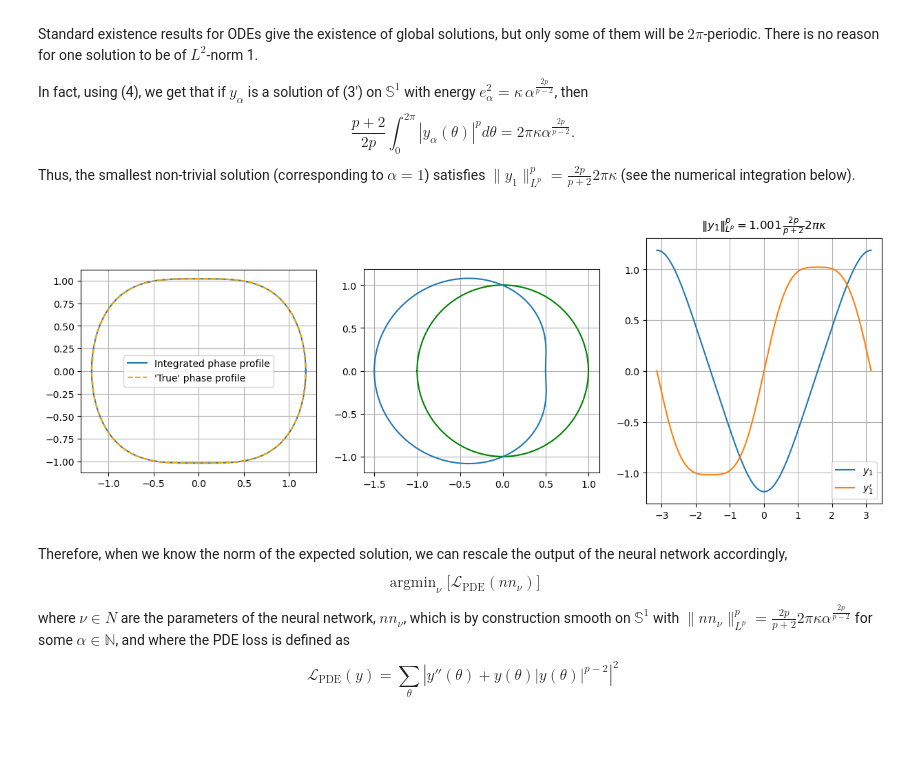
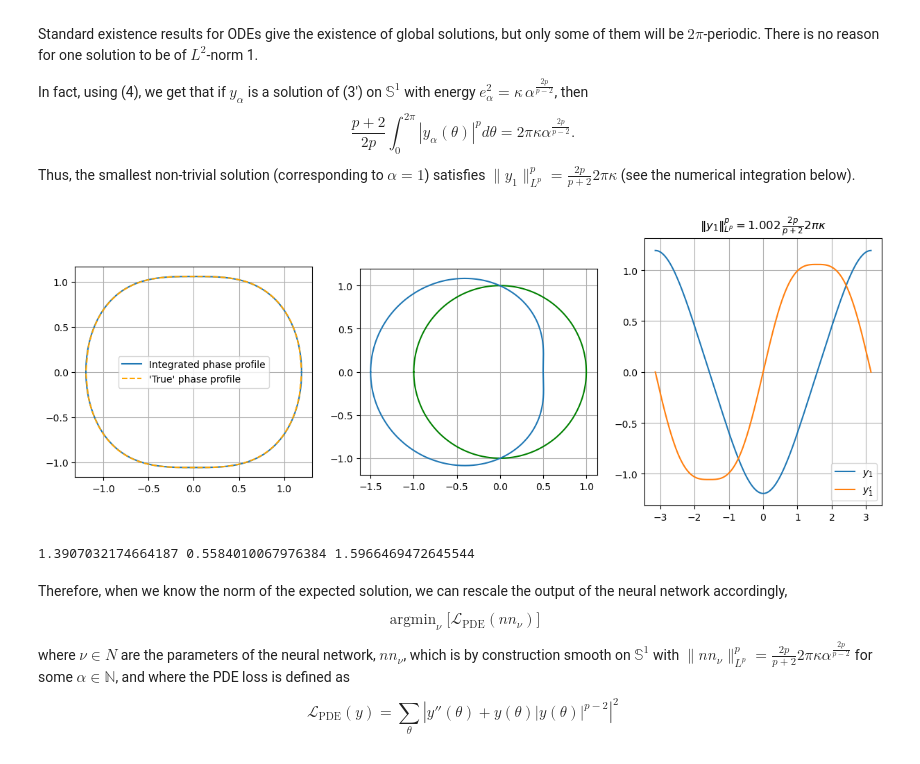
Before and after one commit to pascaltribel/polyharmonic_critic_equation, a Jupyter notebook: Equation_cercle.ipynb, the cells around one changed output. Saved outputs shown, nothing was run; the diff lists cells and outputs as text; code cells hidden in the pictures; blank space fills up the shorter version.

```diff
--- a/Equation_cercle.ipynb
+++ b/Equation_cercle.ipynb
@@ -92,7 +92,7 @@ $$
 $$
 the pointwise energy $e^2>0$ is a conserved quantity along $\theta\in [0,2\pi)$. The phase space of the solutions thus looks like the following.
 # %%
-p = 3
+p = 3.2
 
 x, y = np.meshgrid(np.linspace(-2,2,100),np.linspace(-2.5,2.5,100))
 u, v = y, -x*np.abs(x)**(p-2)
@@ -129,11 +129,15 @@ $$
 $$
 Thus, the smallest non-trivial solution (corresponding to $\alpha = 1$) satisfies $\|y_1\|_{L^p}^p = \frac{2p}{p+2} 2\pi \kappa$ (see the numerical integration below).
 # %%
-p = 3.5
+p = 3.1
 
 alpha = 1
 
-kappa_alpha = (np.sqrt(2)/np.pi * p**(1/p) * (1/np.sqrt(1-np.linspace(0,1,1000000, endpoint= False)**p)).mean() * alpha)**(2*p/(p-2))
+import sympy as smp
+x = smp.symbols('x')
+expr = 1/smp.sqrt(1-x**p)
+integral = float(smp.integrate(expr,(x,0,1)))
+kappa_alpha = (np.sqrt(2)/np.pi * p**(1/p) * integral * alpha)**(2*p/(p-2))
 
 # aa = np.arange(1,6)
 # plt.plot(aa, 2*p/(p+2)*2*np.pi*kappa_alpha* aa**(2*p/(p-2)), "-o")
@@ -154,34 +158,35 @@ def integrate(y0, yp0, time_splits):
 thetas = np.linspace(-np.pi,np.pi, 1000)
 
 fig, ax = plt.subplots(1,3, figsize = (15,5))
 y, yp = integrate((p*kappa_alpha)**(1/p), 0, thetas)
 
 ax[0].plot(y,yp, label = "Integrated phase profile")
 
 ys = np.linspace(-(p*kappa_alpha)**(1/p)+1e-4,(p*kappa_alpha)**(1/p)-1e-4,100)
 ax[0].plot(ys,np.sqrt(2*(kappa_alpha-1/p * np.abs(ys)**p)), color = "orange", linestyle = "dashed", label = "'True' phase profile")
 ax[0].plot(ys,-np.sqrt(2*(kappa_alpha-1/p * np.abs(ys)**p)),color = "orange", linestyle = "dashed")
 
 ax[0].legend()
 ax[0].grid()
 ax[0].set_aspect("equal")
 
 
 max_y = 2*np.max(np.abs(y))
 ax[1].plot(np.cos(thetas), np.sin(thetas), color = "green")
 ax[1].plot(np.cos(thetas) * (1+y/max_y), np.sin(thetas) * (1+y/max_y))
 ax[1].set_aspect("equal")
 ax[1].grid()
 
 ax[2].plot(thetas, y, label = "$y_"+str(alpha)+"$")
 ax[2].plot(thetas, yp, label = "$y_"+str(alpha)+"'$")
 ax[2].legend()
 ax[2].grid()
 
 ax[2].set_title("$\\|y_"+str(alpha)+"\\|_{L^p}^p ="+ f"{(np.abs(y)**p).mean()* (p+2)/(2*p* kappa_alpha):.4}" +" \\, \\frac{2p}{p+2} 2\\pi \\kappa" + ( "$" if alpha == 1 else "\\,("+str(alpha)+")^{\\frac{2p}{p-2}}$"))
 plt.show()
 # %% [output]
-[figure, old version]
+[figure, new version]
+1.3907032174664187 0.5584010067976384 1.5966469472645544
 # %% [markdown]
 Therefore, when we know the norm of the expected solution, we can rescale the output of the neural network accordingly,
 $$
```
Also changed, not shown: parts of 2 cells of this notebook.
